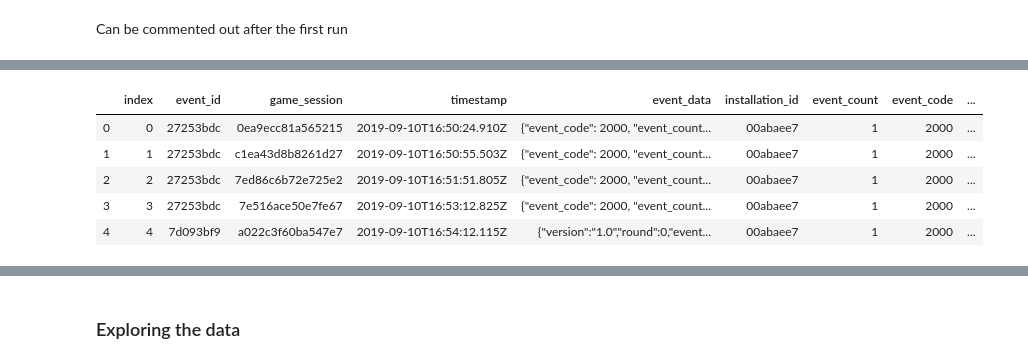
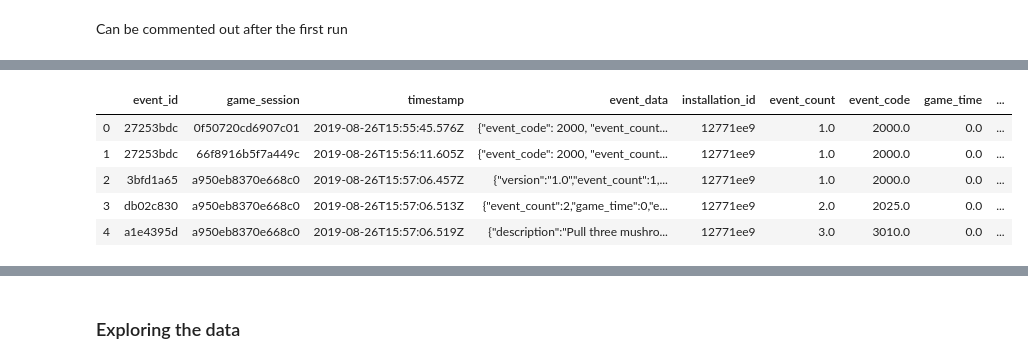
Before and after one commit to JakeCherrie/pbs-media-and-early-chieldhood-education, a Jupyter notebook: notebooks/pbs_early_learning-exploration.ipynb, the cells around one changed output, grey strips where cells are left out. Drawn from its saved outputs; the diff is of its cells as text; code cells hidden in the pictures.

```diff
--- a/notebooks/pbs_early_learning-exploration.ipynb
+++ b/notebooks/pbs_early_learning-exploration.ipynb
@@ -46,2 +49,12 @@ random.seed(random_seed)
+# %%
+# Setting up
+config = {
+    'method': 'LightGBM',
+    'debug': False,
+    'debug_train_size': 100,
+    'debug_test_size': 50,
+    'random_seed': 42,
+    'num_trials': 20
+}
 # %% [markdown]
 ## Functions
@@ -167,10 +199,10 @@ print(X_train_sample.shape)
 # %%
-X_test = pd.read_csv("../data/test.csv")
-# Saving full training set as feather
-X_test.reset_index().to_feather("../data/X_test.feather")
-print(X_test.shape)
-# Creating test sample for debuging
-test_sample = X_test['installation_id'].sample(50, random_state=random_seed)
-X_test_sample = X_test.where(X_test['installation_id'].isin(test_sample)).dropna()
-X_test_sample.reset_index().drop(columns = ['index']).to_feather("../data/X_test_sample.feather")
-print(X_test_sample.shape)
+# X_test = pd.read_csv("../data/test.csv")
+# # Saving full training set as feather
+# X_test.reset_index().to_feather("../data/X_test.feather")
+# print(X_test.shape)
+# # Creating test sample for config['debug']ing
+# test_sample = pd.Series(X_test['installation_id'].unique()).sample(config['debug_test_size'], random_state=config['random_seed'])
+# X_test_sample = X_test.where(X_test['installation_id'].isin(test_sample)).dropna()
+# X_test_sample.reset_index().drop(columns = ['index']).to_feather("../data/X_test_sample.feather")
+# print(X_test_sample.shape)
@@ -233,14 +280,14 @@ y_train.describe(include='all') # game_session is unique on the assessments
 # %%
 # Loading testing set from feather
-if debug:
+if config['debug']:
     X_test = pd.read_feather("../data/X_test_sample.feather")
 else:
     X_test = pd.read_feather("../data/X_test.feather")
 X_test.head()
 # %% [output]
-|  | index | event_id | game_session | timestamp | event_data | installation_id | event_count | event_code | ... |
-| 0 | 0 | 27253bdc | 0ea9ecc81a565215 | 2019-09-10T16:50:24.910Z | {"event_code": 2000, "event_count... | 00abaee7 | 1 | 2000 | ... |
-| 1 | 1 | 27253bdc | c1ea43d8b8261d27 | 2019-09-10T16:50:55.503Z | {"event_code": 2000, "event_count... | 00abaee7 | 1 | 2000 | ... |
-| 2 | 2 | 27253bdc | 7ed86c6b72e725e2 | 2019-09-10T16:51:51.805Z | {"event_code": 2000, "event_count... | 00abaee7 | 1 | 2000 | ... |
-| 3 | 3 | 27253bdc | 7e516ace50e7fe67 | 2019-09-10T16:53:12.825Z | {"event_code": 2000, "event_count... | 00abaee7 | 1 | 2000 | ... |
-| 4 | 4 | 7d093bf9 | a022c3f60ba547e7 | 2019-09-10T16:54:12.115Z | {"version":"1.0","round":0,"event... | 00abaee7 | 1 | 2000 | ... |
+|  | event_id | game_session | timestamp | event_data | installation_id | event_count | event_code | game_time | ... |
+| 0 | 27253bdc | 0f50720cd6907c01 | 2019-08-26T15:55:45.576Z | {"event_code": 2000, "event_count... | 12771ee9 | 1.0 | 2000.0 | 0.0 | ... |
+| 1 | 27253bdc | 66f8916b5f7a449c | 2019-08-26T15:56:11.605Z | {"event_code": 2000, "event_count... | 12771ee9 | 1.0 | 2000.0 | 0.0 | ... |
+| 2 | 3bfd1a65 | a950eb8370e668c0 | 2019-08-26T15:57:06.457Z | {"version":"1.0","event_count":1,... | 12771ee9 | 1.0 | 2000.0 | 0.0 | ... |
+| 3 | db02c830 | a950eb8370e668c0 | 2019-08-26T15:57:06.513Z | {"event_count":2,"game_time":0,"e... | 12771ee9 | 2.0 | 2025.0 | 0.0 | ... |
+| 4 | a1e4395d | a950eb8370e668c0 | 2019-08-26T15:57:06.519Z | {"description":"Pull three mushro... | 12771ee9 | 3.0 | 3010.0 | 0.0 | ... |
```
Also changed, not shown: parts of 46 cells of this notebook, 1 other file.
